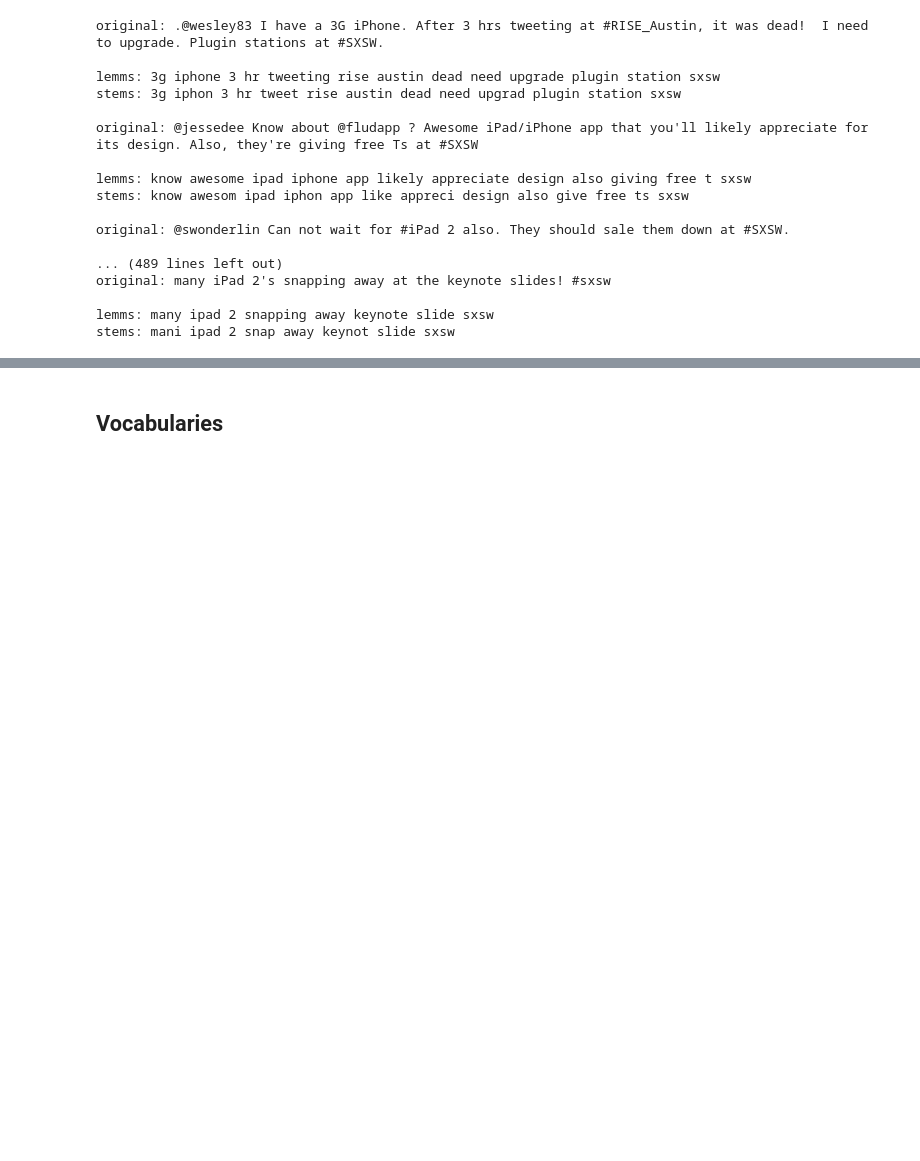
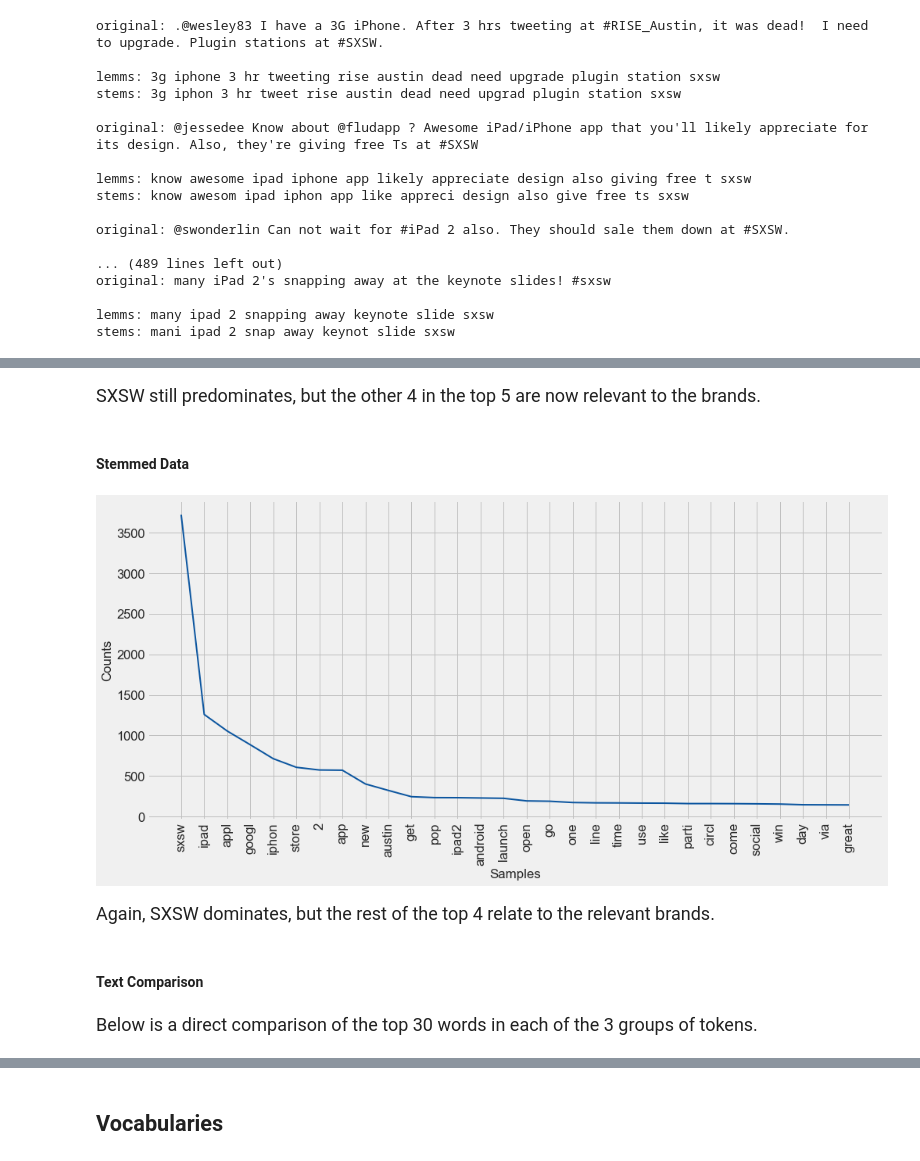
Before and after one commit to jeffreyhwatson/nlp_sentiment_project, a Jupyter notebook: notebooks/exploratory/prepro_experiments.ipynb, the cells around one changed output, grey strips where cells are left out. Saved outputs shown, nothing was run; the diff lists cells and outputs as text; code cells hidden in the pictures; blank space fills up the shorter version.

```diff
--- a/notebooks/exploratory/prepro_experiments.ipynb
+++ b/notebooks/exploratory/prepro_experiments.ipynb
@@ -807,2 +788,2 @@ clean_lemmas = fn.clean_corpus_lem(data)
 # %%
-clean_stems = fn.clean_corpus_stem(data)
+data_clean_stems = fn.clean_corpus_stem(data)
@@ -857,0 +833,14 @@ clean_stems_freqdist.plot(30);
+# %% [markdown]
+<font size="4"> SXSW still predominates, but the other 4 in the top 5 are now relevant to the brands.</font>
+# %% [markdown]
+#### Stemmed Data
+# %%
+top_stems = fn.top_word_list(data_clean_stems, 30, False, True)
+# %% [output]
+[figure, added]
+# %% [markdown]
+<font size="4"> Again, SXSW dominates, but the rest of the top 4 relate to the relevant brands.</font>
+# %% [markdown]
+#### Text Comparison
+# %% [markdown]
+<font size="4">Below is a direct comparison of the top 30 words in each of the 3 groups of tokens.</font>
```
Also changed, not shown: parts of 34 cells of this notebook, 2 other files.
